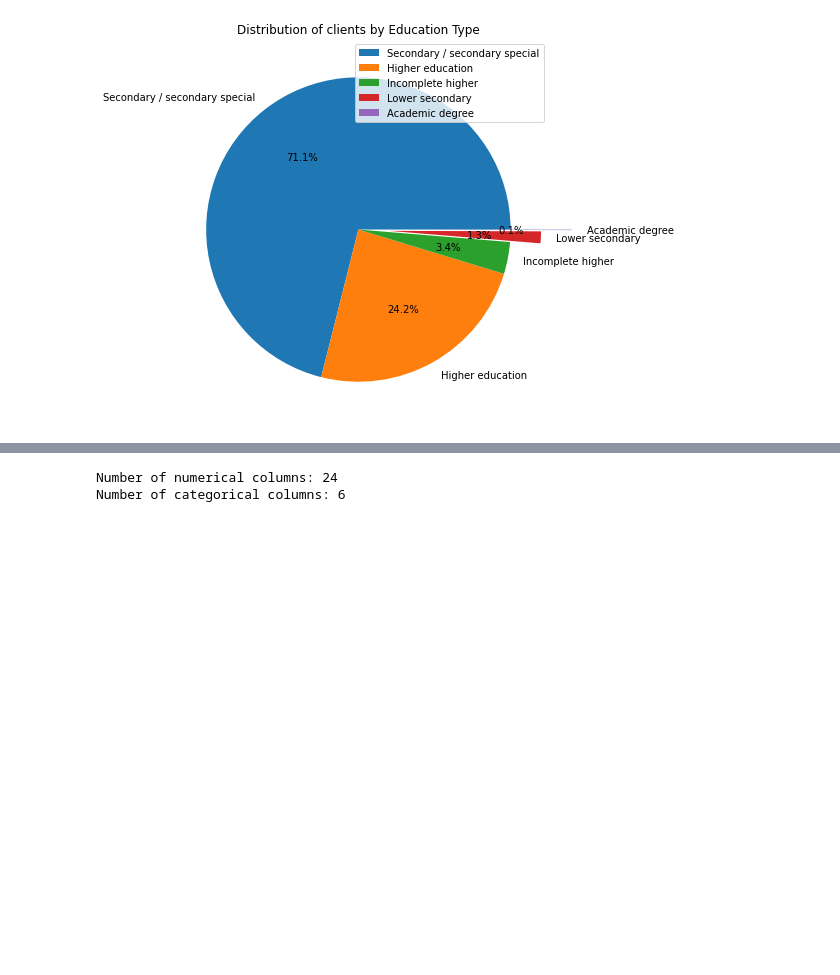
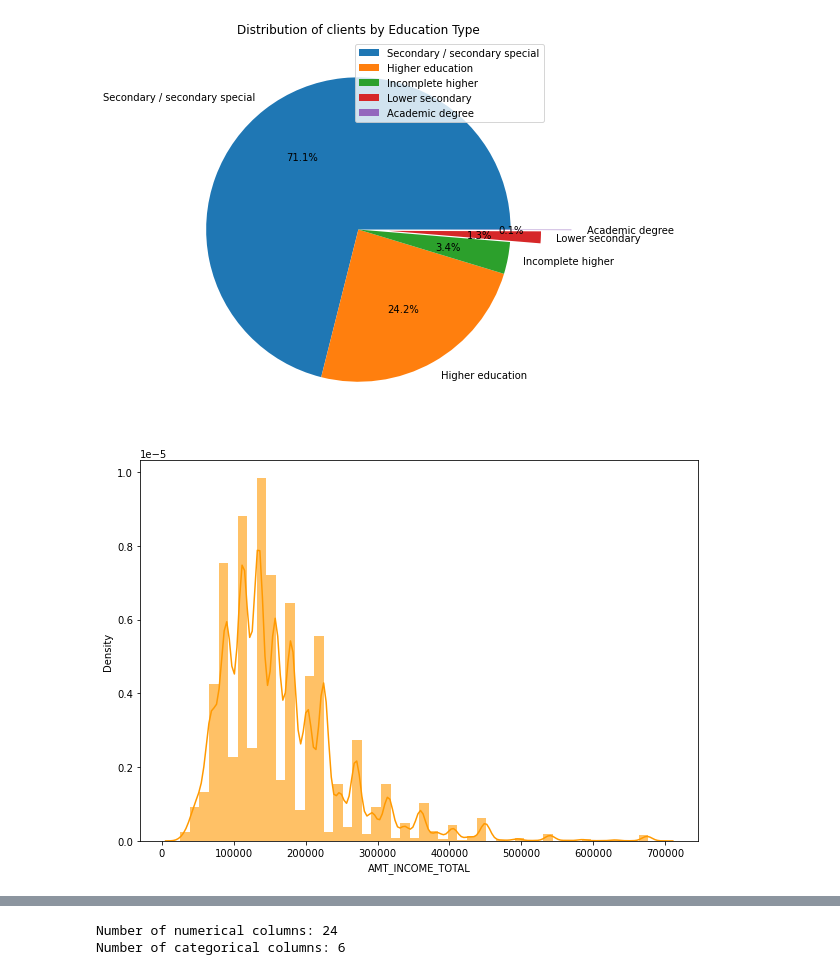
Before and after one commit to SharelCooper/LoanDefaultAnalysisAndMLPredicton, a Jupyter notebook: Loan Defualt Project .ipynb, the cells around one changed output, grey strips where cells are left out. Saved outputs shown, nothing was run; the diff lists cells and outputs as text; code cells hidden in the pictures; blank space fills up the shorter version.

```diff
--- a/Loan Defualt Project .ipynb
+++ b/Loan Defualt Project .ipynb
@@ -783,3 +793,9 @@ plt.title("Distribution of clients by Education Type")
 plt.show();
 # %% [output]
 [figure]
+# %%
+# Plot the distribution of income
+sns.distplot(df.AMT_INCOME_TOTAL, color="#FF9900",hist_kws=dict(alpha=0.6))
+plt.show();
+# %% [output]
+[figure, added]
```
Also changed, not shown: parts of 8 cells of this notebook.
